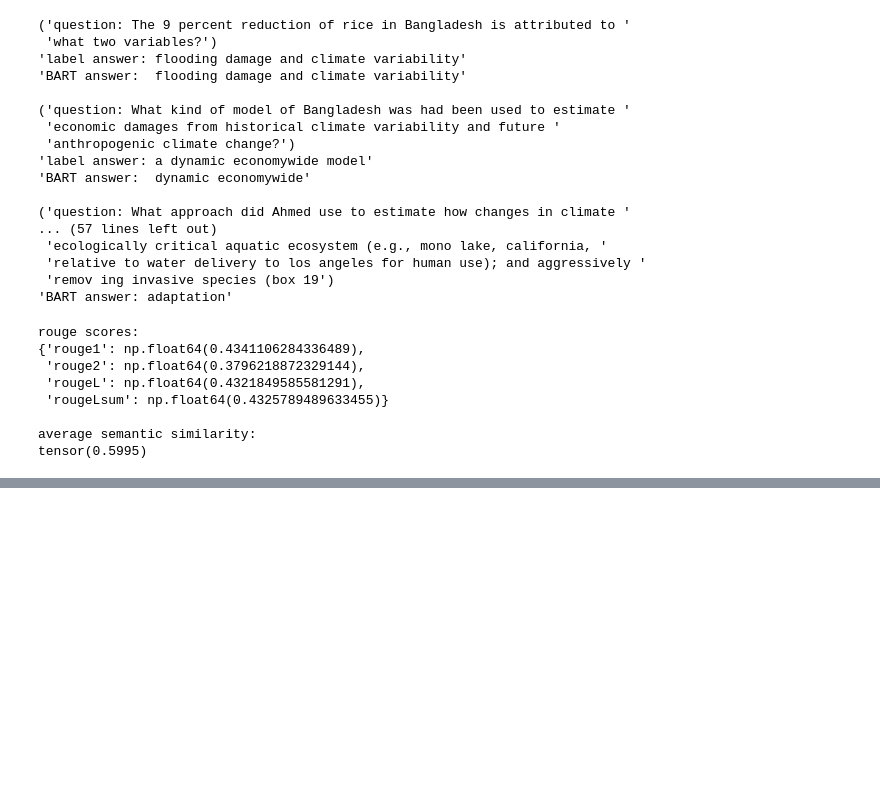
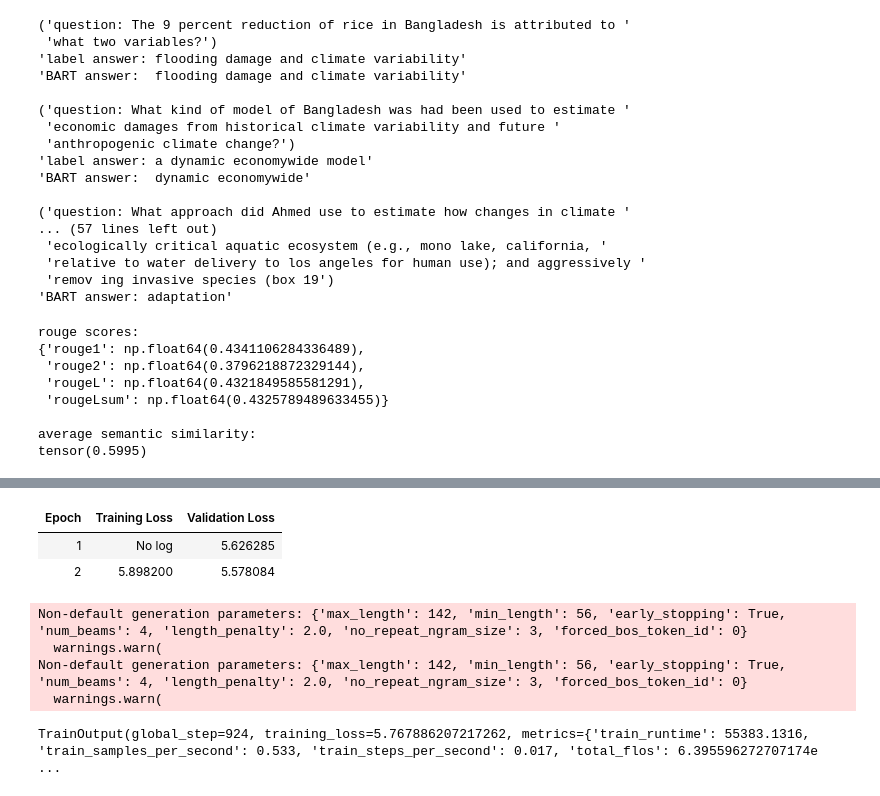
Before and after one commit to grace-murnaghan/266-project-marisa-grace, a Jupyter notebook: baseline_bart_models.ipynb, the cells around one changed output, grey strips where cells are left out. Drawn from its saved outputs; the diff is of its cells as text; code cells hidden in the pictures; blank space fills up the shorter version.

```diff
--- a/baseline_bart_models.ipynb
+++ b/baseline_bart_models.ipynb
@@ -125,0 +147,5 @@ tensor(0.5995)
+# %%
+# apply preprocess function to datasets for tokenization
+tokenized_train = Dataset.from_pandas(train_df).map(preprocess_function, batched=True)
+tokenized_valid = Dataset.from_pandas(val_df).map(preprocess_function, batched=True)
+tokenized_test = Dataset.from_pandas(test_df).map(preprocess_function, batched=True)
@@ -125,0 +158,18 @@ tensor(0.5995)
+# %%
+BATCH_SIZE = 32
+NUM_EPOCHS = 2
+training_args = TrainingArguments(
+    output_dir='./results/bart_qa',
+    evaluation_strategy='epoch',
+    per_device_train_batch_size=BATCH_SIZE,
+    per_device_eval_batch_size=BATCH_SIZE,
+    num_train_epochs=NUM_EPOCHS,
+    report_to='none'
+)
+
+trainer = Trainer(
+    model=model,
+    args=training_args,
+    train_dataset=tokenized_train,
+    eval_dataset=tokenized_valid
+)
@@ -125,0 +216,3 @@ tensor(0.5995)
+# %%
+trainer.train()
+# %% [output]
@@ -125,0 +220,8 @@ tensor(0.5995)
+| Epoch | Training Loss | Validation Loss |
+| 1 | No log | 5.626285 |
+| 2 | 5.898200 | 5.578084 |
+Non-default generation parameters: {'max_length': 142, 'min_length': 56, 'early_stopping': True, 'num_beams': 4, 'length_penalty': 2.0, 'no_repeat_ngram_size': 3, 'forced_bos_token_id': 0}
+  warnings.warn(
+Non-default generation parameters: {'max_length': 142, 'min_length': 56, 'early_stopping': True, 'num_beams': 4, 'length_penalty': 2.0, 'no_repeat_ngram_size': 3, 'forced_bos_token_id': 0}
+  warnings.warn(
+TrainOutput(global_step=924, training_loss=5.767886207217262, metrics={'train_runtime': 55383.1316, 'train_samples_per_second': 0.533, 'train_steps_per_second': 0.017, 'total_flos': 6.395596272707174e ...
```
Also changed, not shown: parts of 24 cells of this notebook, 2 other files.
